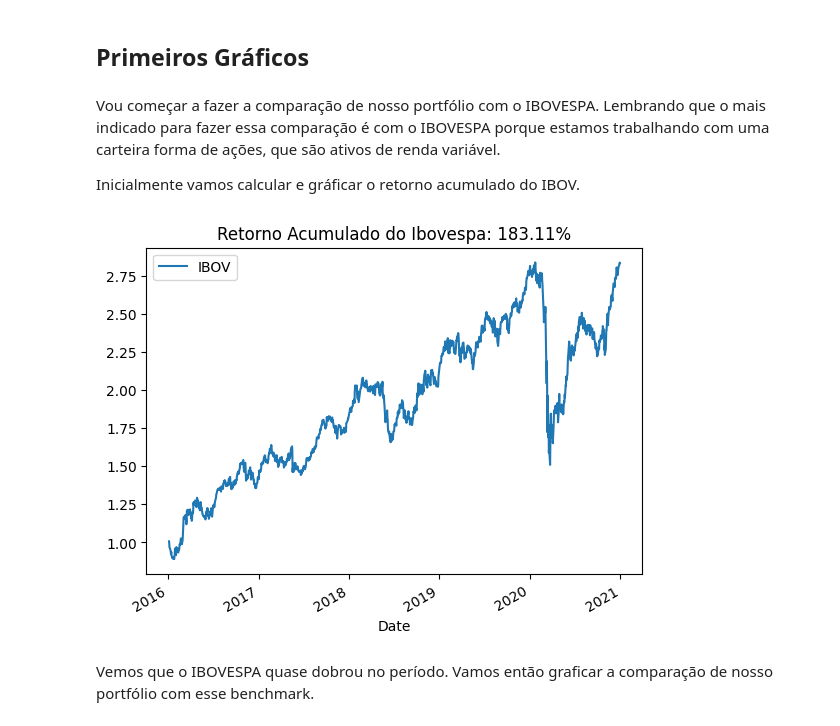
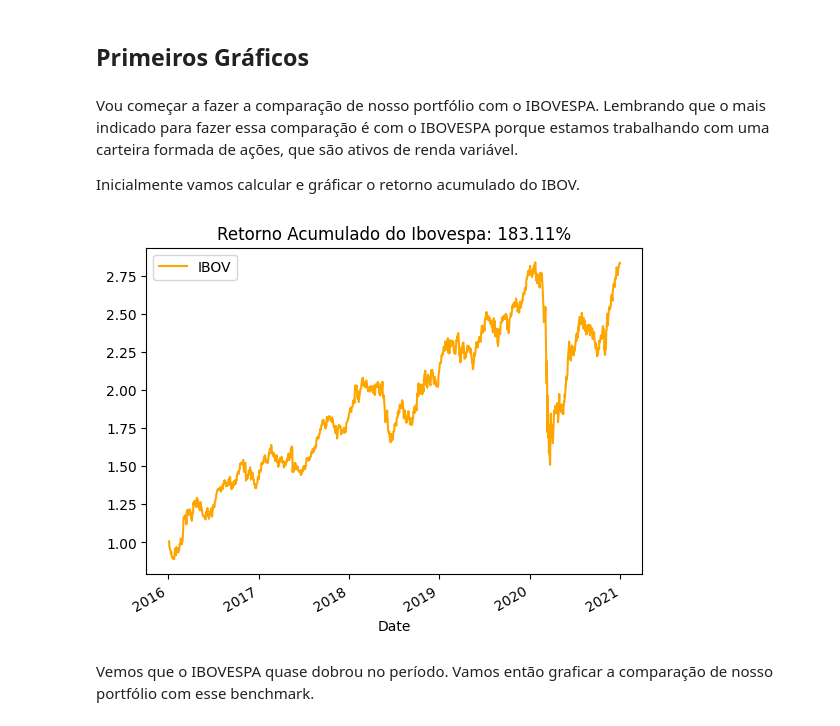
Before and after one commit to PSartori/investment-and-finance, a Jupyter notebook: analise_de_portfolio/análise de portfólio.ipynb, the cells around one changed output. Cells and saved outputs as stored; diff of their text form; code cells hidden in the pictures.

```diff
--- a/analise_de_portfolio/análise de portfólio.ipynb
+++ b/analise_de_portfolio/análise de portfólio.ipynb
@@ -234,16 +234,16 @@ Portanto, nossa volatilidade anualizda é de 37,4%.
 # %% [markdown]
 ## Primeiros Gráficos
 # %% [markdown]
-Vou começar a fazer a comparação de nosso portfólio com o IBOVESPA. Lembrando que o mais indicado para fazer essa comparação é com o IBOVESPA porque estamos trabalhando com uma carteira forma de ações, que são ativos de renda variável.
+Vou começar a fazer a comparação de nosso portfólio com o IBOVESPA. Lembrando que o mais indicado para fazer essa comparação é com o IBOVESPA porque estamos trabalhando com uma carteira formada de ações, que são ativos de renda variável.
 
 Inicialmente vamos calcular e gráficar o retorno acumulado do IBOV.
 # %%
 ibovespa_retorno_diario = ibovespa.pct_change()
 ibovespa_retorno_diario.dropna(inplace=True)
 ibovespa_retorno_diario_acum = (1 + ibovespa_retorno_diario).cumprod()
-ibovespa_retorno_diario_acum.plot(title= f'Retorno Acumulado do Ibovespa: {round((ibovespa_retorno_diario_acum.iloc[-1][0]-1)*100,2)}%');
+ibovespa_retorno_diario_acum.plot(title= f'Retorno Acumulado do Ibovespa: {round((ibovespa_retorno_diario_acum.iloc[-1][0]-1)*100,2)}%', color= 'orange');
 # %% [output]
-[figure, old version]
+[figure, new version]
 # %% [markdown]
 Vemos que o IBOVESPA quase dobrou no período. Vamos então graficar a comparação de nosso portfólio com esse benchmark.
 # %%
```
Also changed, not shown: parts of 28 cells of this notebook.
